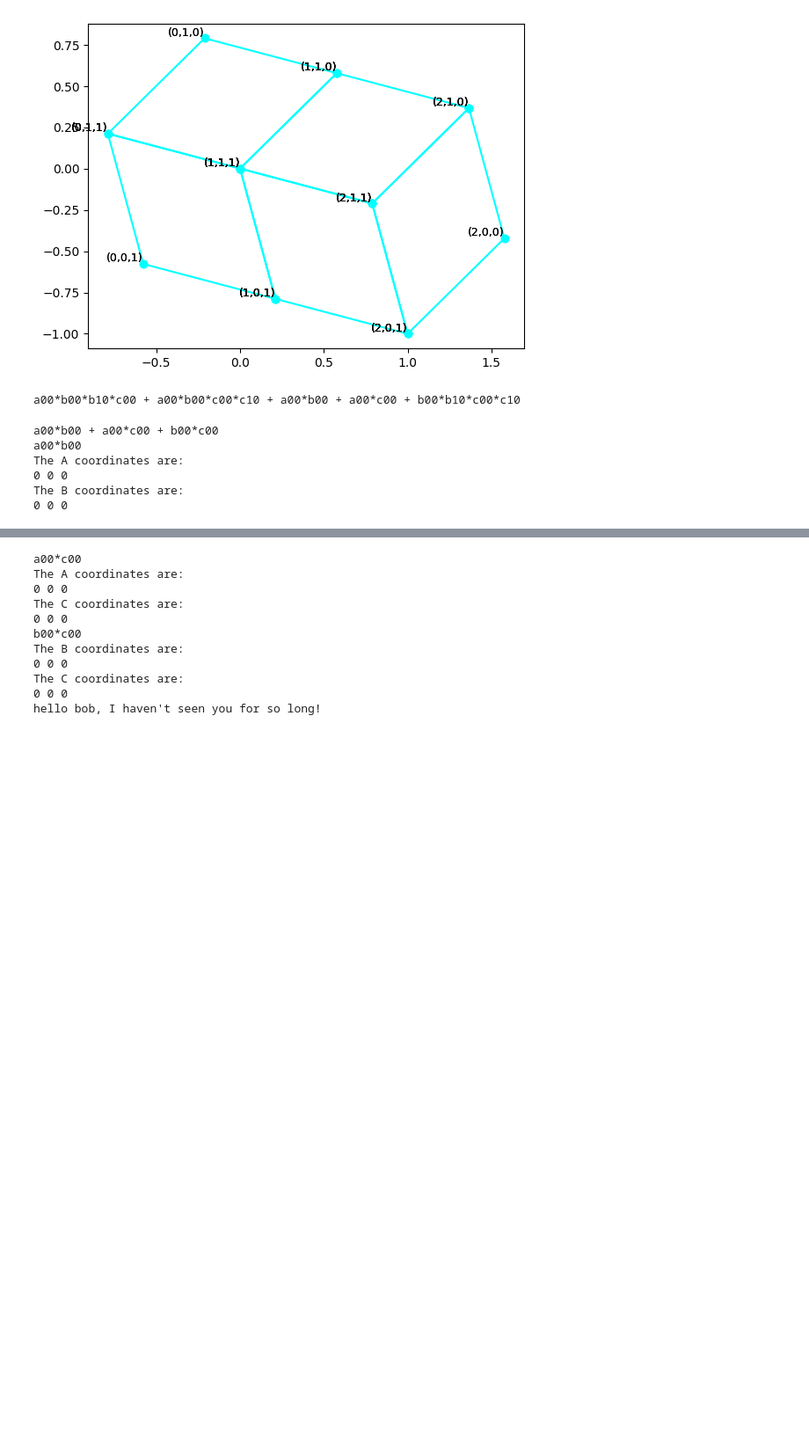
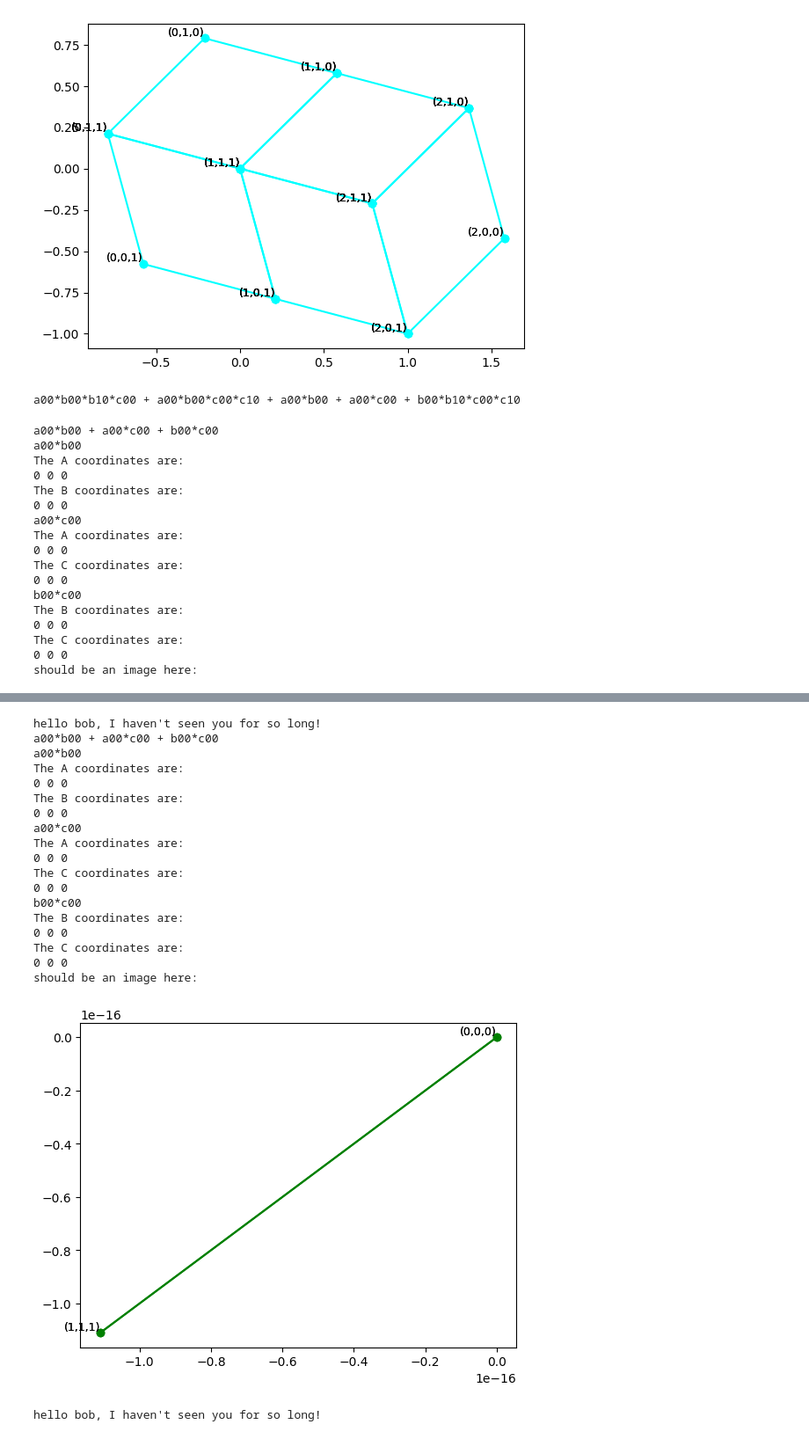
Before and after one commit to megboes/groves-research, a Jupyter notebook: groves.ipynb, the cells around one changed output, grey strips where cells are left out. Shown at 88% size. Saved outputs shown, nothing was run; the diff lists cells and outputs as text; code cells hidden in the pictures; blank space fills up the shorter version.

Commit message:
image loop working!!!!

```diff
--- a/groves.ipynb
+++ b/groves.ipynb
@@ -327,26 +327,52 @@ def takes_partition_prints_groves_over_partition(pi,fig,ax):
 # %%
-fig, ax = plt.subplots()
 
-takes_partition_prints_groves_over_partition([[0,0,0]],fig,ax)
+# for i in range(len(master_pi)):
+#   for part in master_pi[i]:
+#     print(part)
+for i in range(2):
+  fig, ax = plt.subplots()
+  takes_partition_prints_groves_over_partition([[0,0,0]],fig,ax)
+  print("should be an image here:")
+  plt.show()
 
 #adds grove coordinates
-print("hello bob, I haven't seen you for so long!")
+  print("hello bob, I haven't seen you for so long!")
 # %% [output]
 a00*b00 + a00*c00 + b00*c00
 a00*b00
 The A coordinates are:
 0 0 0
 The B coordinates are:
 0 0 0
+a00*c00
+The A coordinates are:
+0 0 0
+The C coordinates are:
+0 0 0
+b00*c00
+The B coordinates are:
+0 0 0
+The C coordinates are:
+0 0 0
+should be an image here:
 [figure]
+hello bob, I haven't seen you for so long!
+a00*b00 + a00*c00 + b00*c00
+a00*b00
+The A coordinates are:
+0 0 0
+The B coordinates are:
+0 0 0
 a00*c00
 The A coordinates are:
 0 0 0
 The C coordinates are:
 0 0 0
 b00*c00
 The B coordinates are:
 0 0 0
 The C coordinates are:
 0 0 0
-hello bob, I haven't seen you for so long!
+should be an image here:
+[figure, added]
+hello bob, I haven't seen you for so long!
```
Also changed, not shown: parts of 1 cell of this notebook.
